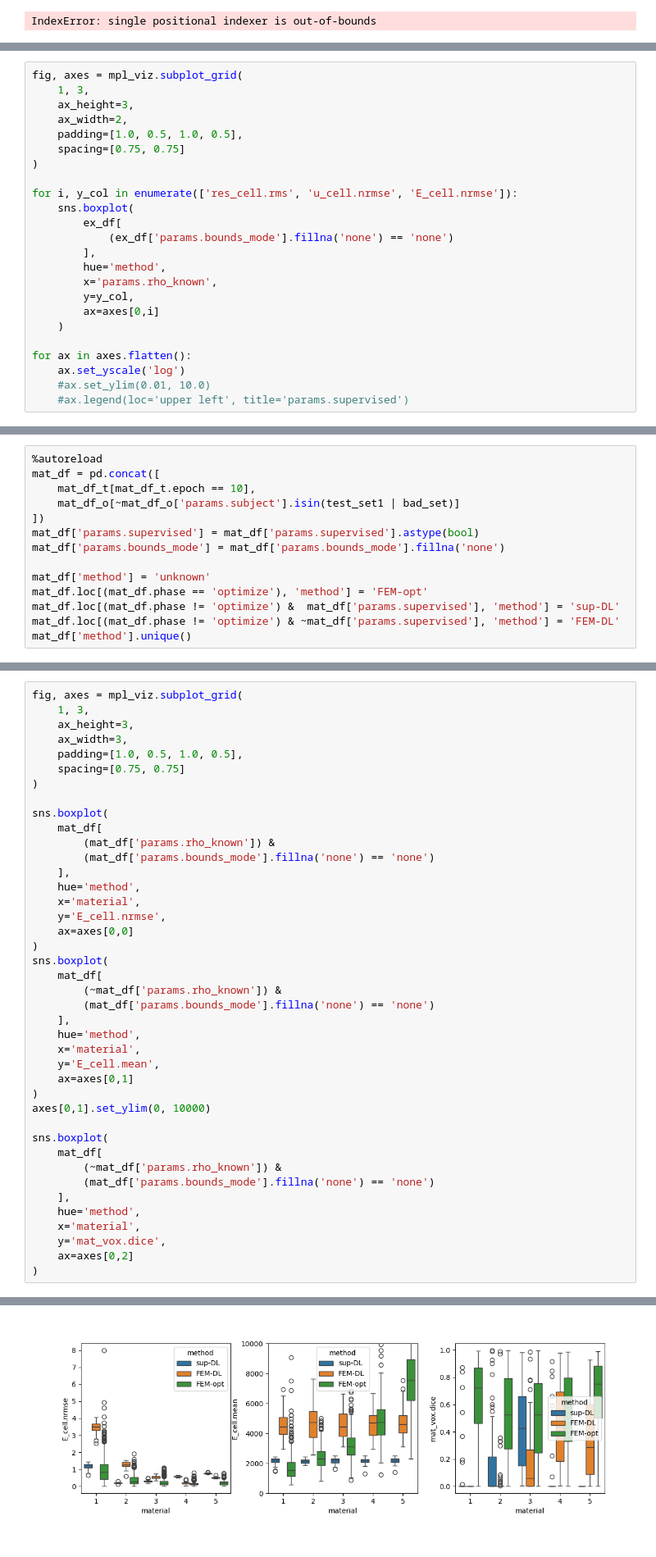
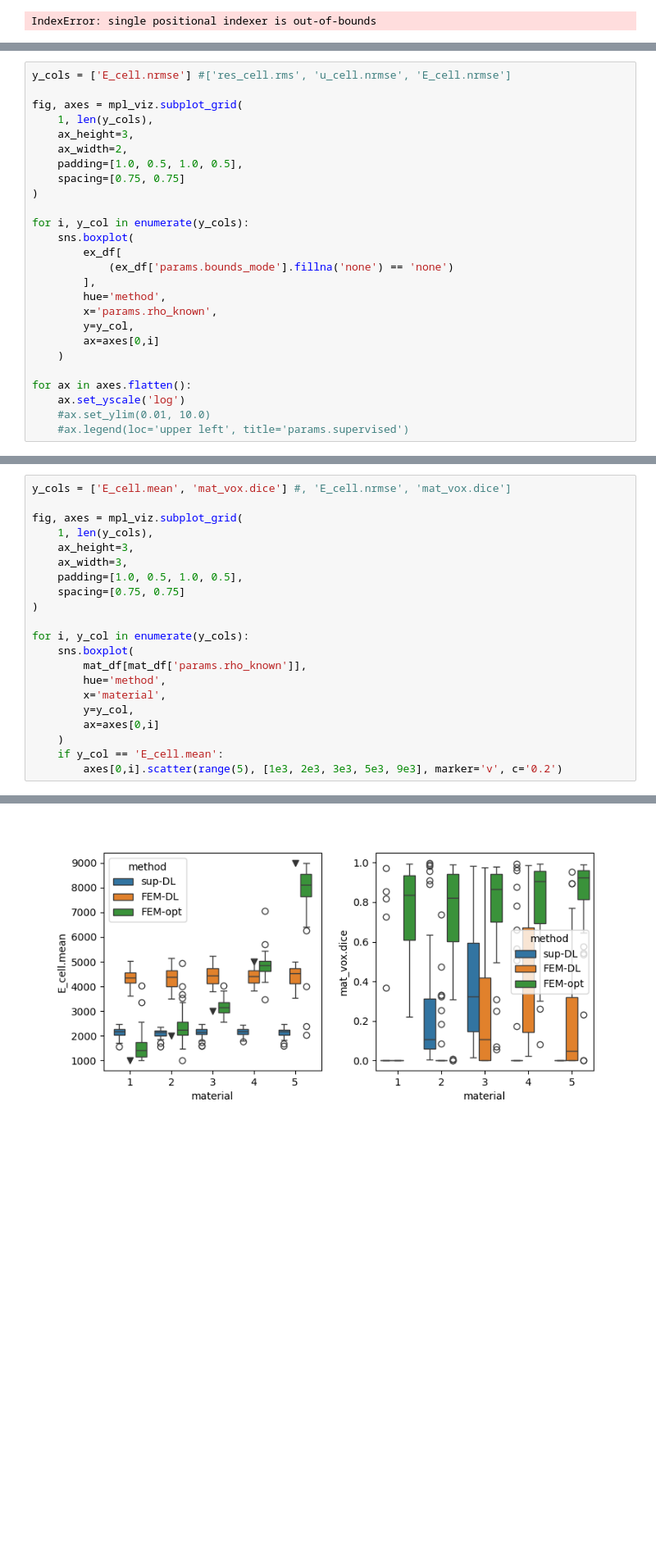
Before and after one commit to mattragoza/lung-project, a Jupyter notebook: notebooks/shapenet/32-training-experiment-new.ipynb, the cells around one changed output, grey strips where cells are left out. Shown at 82% size. Cells and saved outputs as stored; diff of their text form; blank space fills up the shorter version.

```diff
--- a/notebooks/shapenet/32-training-experiment-new.ipynb
+++ b/notebooks/shapenet/32-training-experiment-new.ipynb
@@ -558,13 +642,15 @@ See the caveats in the documentation: https://pandas.pydata.org/pandas-docs/stab
 # %%
+y_cols = ['E_cell.nrmse'] #['res_cell.rms', 'u_cell.nrmse', 'E_cell.nrmse']
+
 fig, axes = mpl_viz.subplot_grid(
-    1, 3,
+    1, len(y_cols),
     ax_height=3,
     ax_width=2,
     padding=[1.0, 0.5, 1.0, 0.5],
     spacing=[0.75, 0.75]
 )
 
-for i, y_col in enumerate(['res_cell.rms', 'u_cell.nrmse', 'E_cell.nrmse']):
+for i, y_col in enumerate(y_cols):
     sns.boxplot(
         ex_df[
             (ex_df['params.bounds_mode'].fillna('none') == 'none')
@@ -584,14 +669,0 @@ for ax in axes.flatten():
-# %%
-%autoreload
-mat_df = pd.concat([
-    mat_df_t[mat_df_t.epoch == 10],
-    mat_df_o[~mat_df_o['params.subject'].isin(test_set1 | bad_set)]
-])
-mat_df['params.supervised'] = mat_df['params.supervised'].astype(bool)
-mat_df['params.bounds_mode'] = mat_df['params.bounds_mode'].fillna('none')
-
-mat_df['method'] = 'unknown'
-mat_df.loc[(mat_df.phase == 'optimize'), 'method'] = 'FEM-opt'
-mat_df.loc[(mat_df.phase != 'optimize') &  mat_df['params.supervised'], 'method'] = 'sup-DL'
-mat_df.loc[(mat_df.phase != 'optimize') & ~mat_df['params.supervised'], 'method'] = 'FEM-DL'
-mat_df['method'].unique()
@@ -600,42 +670,22 @@ array(['sup-DL', 'FEM-DL', 'FEM-opt'], dtype=object)
 # %%
+y_cols = ['E_cell.mean', 'mat_vox.dice'] #, 'E_cell.nrmse', 'mat_vox.dice']
+
 fig, axes = mpl_viz.subplot_grid(
-    1, 3,
+    1, len(y_cols),
     ax_height=3,
     ax_width=3,
     padding=[1.0, 0.5, 1.0, 0.5],
     spacing=[0.75, 0.75]
 )
 
-sns.boxplot(
-    mat_df[
-        (mat_df['params.rho_known']) &
-        (mat_df['params.bounds_mode'].fillna('none') == 'none')
-    ],
-    hue='method',
-    x='material',
-    y='E_cell.nrmse',
-    ax=axes[0,0]
-)
-sns.boxplot(
-    mat_df[
-        (~mat_df['params.rho_known']) &
-        (mat_df['params.bounds_mode'].fillna('none') == 'none')
-    ],
-    hue='method',
-    x='material',
-    y='E_cell.mean',
-    ax=axes[0,1]
-)
-axes[0,1].set_ylim(0, 10000)
-
-sns.boxplot(
-    mat_df[
-        (~mat_df['params.rho_known']) &
-        (mat_df['params.bounds_mode'].fillna('none') == 'none')
-    ],
-    hue='method',
-    x='material',
-    y='mat_vox.dice',
-    ax=axes[0,2]
-)
+for i, y_col in enumerate(y_cols):
+    sns.boxplot(
+        mat_df[mat_df['params.rho_known']],
+        hue='method',
+        x='material',
+        y=y_col,
+        ax=axes[0,i]
+    )
+    if y_col == 'E_cell.mean':
+        axes[0,i].scatter(range(5), [1e3, 2e3, 3e3, 5e3, 9e3], marker='v', c='0.2')
 # %% [output]
@@ -643 +692 @@ sns.boxplot(
-[figure, old version]
+[figure, new version]
```
Also changed, not shown: parts of 30 cells of this notebook, 4 other files.
